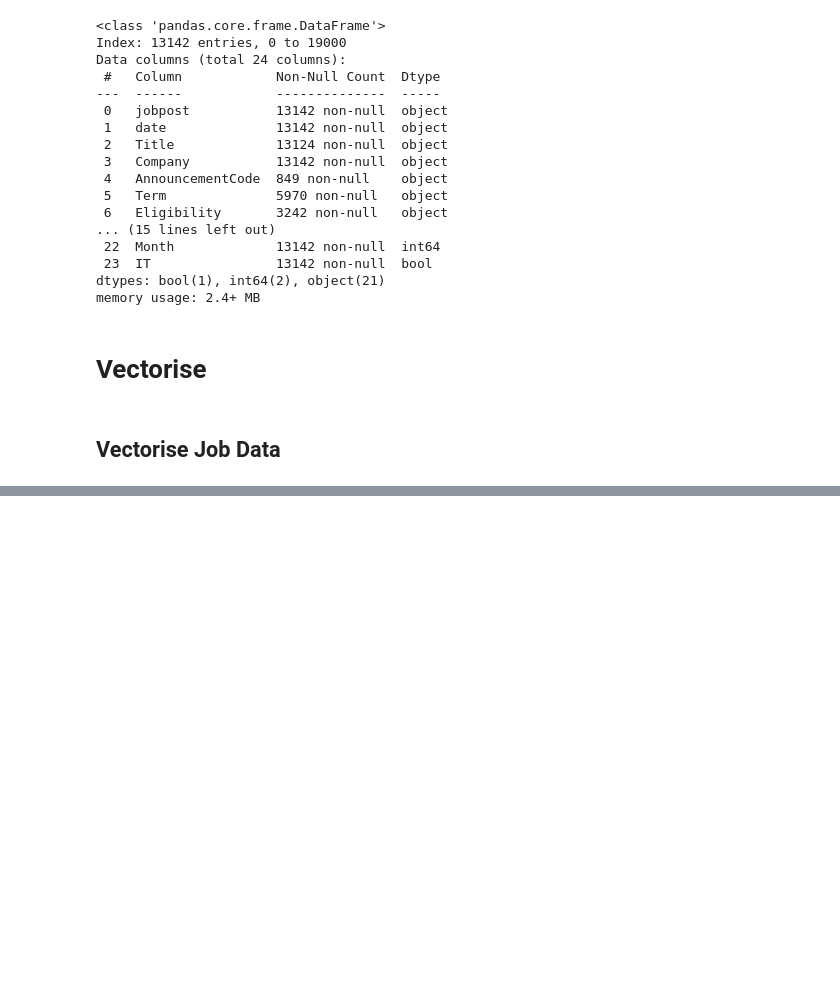
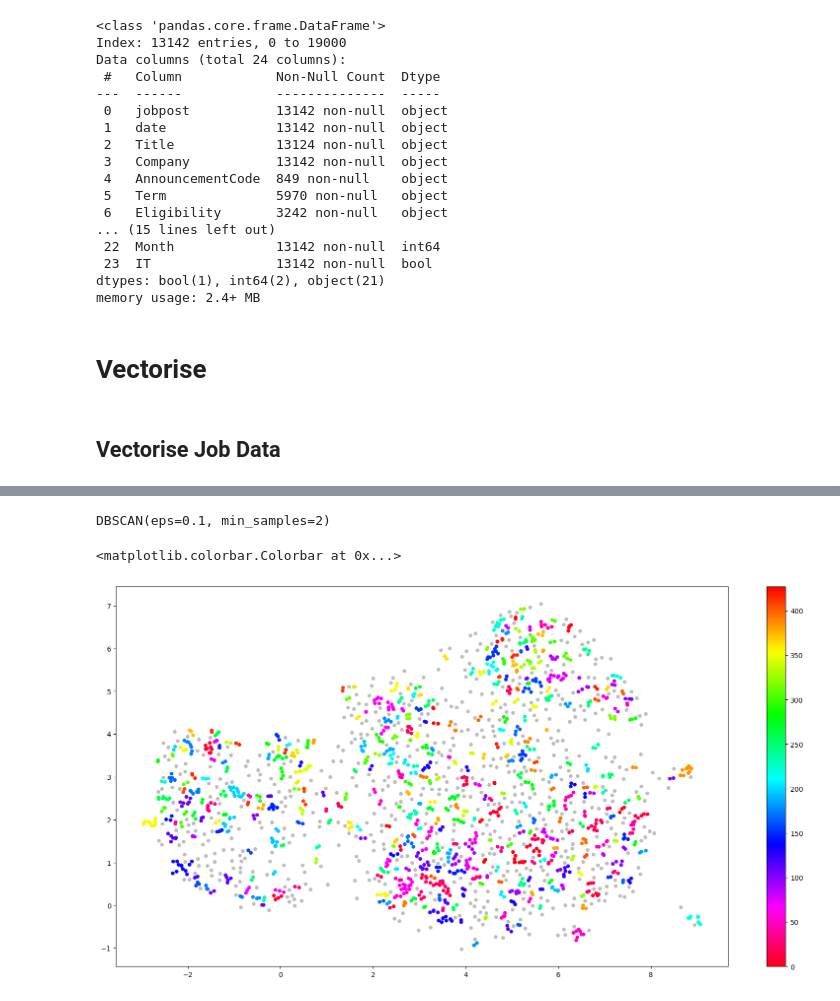
Before and after one commit to daniel-petrov/EF_Hackathon_2023, a Jupyter notebook: Clustering/clustering_prototype.ipynb, the cells around one changed output, grey strips where cells are left out. Saved outputs shown, nothing was run; the diff lists cells and outputs as text; code cells hidden in the pictures; blank space fills up the shorter version.

```diff
--- a/Clustering/clustering_prototype.ipynb
+++ b/Clustering/clustering_prototype.ipynb
@@ -79,0 +79,17 @@ NameError: name 'embeddings' is not defined
+# %%
+clusterer = DBSCAN(min_samples=2, eps=0.1)
+clusterer.fit(umap_embeddings)
+# %% [output]
+DBSCAN(eps=0.1, min_samples=2)
+# %%
+fig, ax = plt.subplots(figsize=(20, 10))
+outliers = umap_embeddings[clusterer.labels_ == -1]
+clustered = umap_embeddings[clusterer.labels_ != -1]
+plt.scatter(outliers[:, 0], outliers[:, 1], color='#BDBDBD', s=20)
+plt.scatter(clustered[:, 0], clustered[:, 1], c=clusterer.labels_[clusterer.labels_ != -1], s=20, cmap='hsv_r')
+plt.colorbar()
+
+# plt.scatter(umap_embeddings[:, 0], umap_embeddings[:, 1], c=clusterer.labels_, s=5, cmap='Spectral')
+# %% [output]
+<matplotlib.colorbar.Colorbar at 0x...>
+[figure, added]
```
Also changed, not shown: parts of 12 cells of this notebook, 1 other file.
